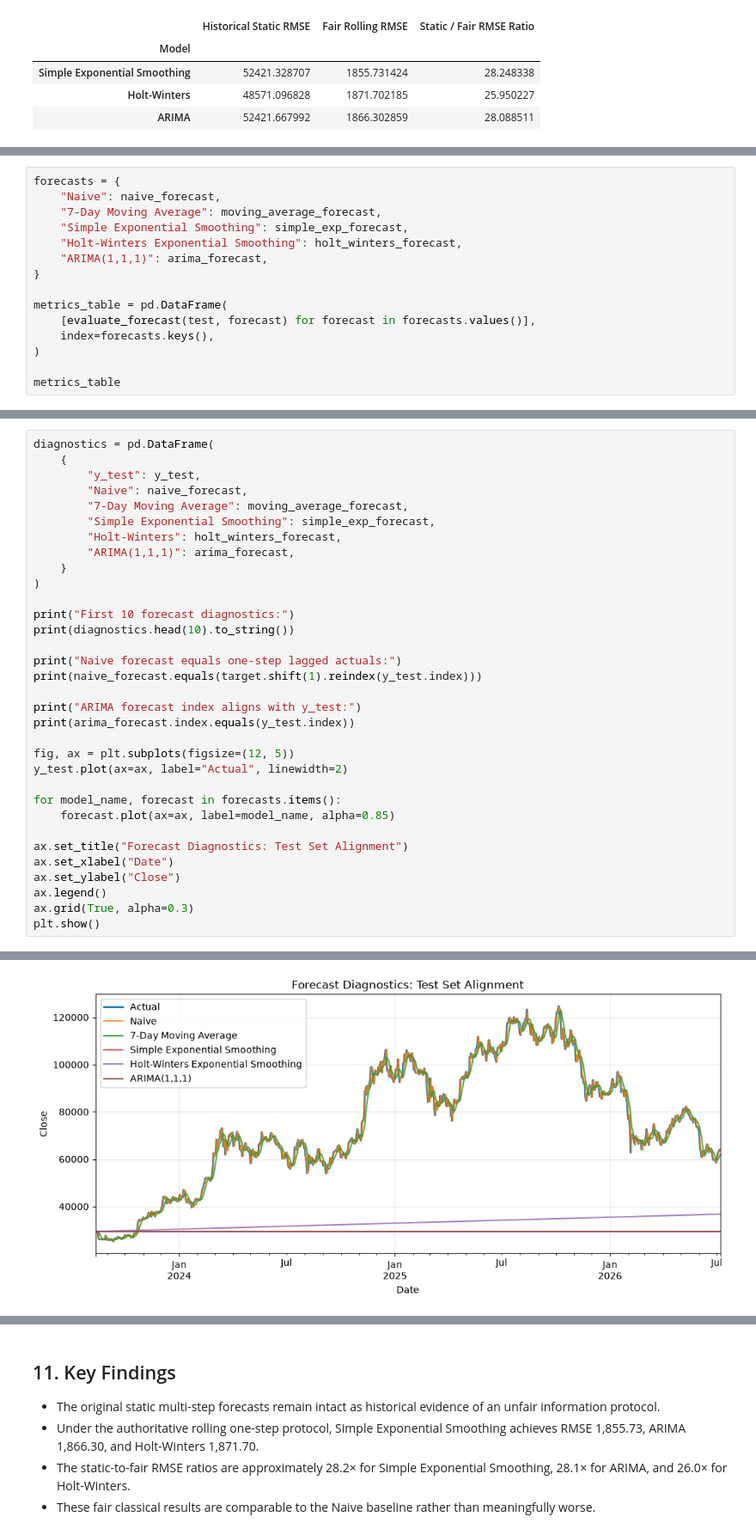
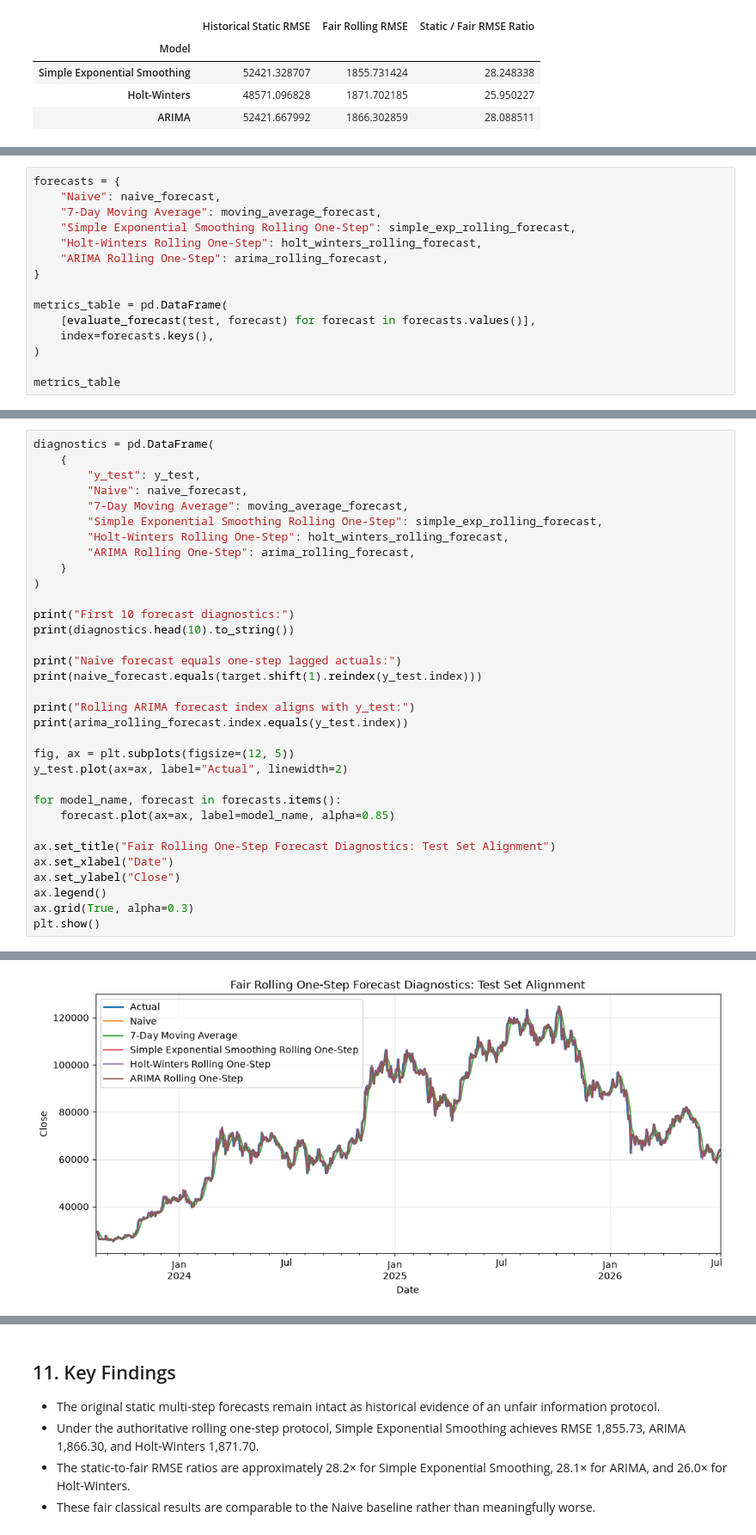
Before and after one commit to mdsoadsolaiman/Time-Series-Foundation-Models, a Jupyter notebook: notebooks/02_Classical_Models.ipynb, the cells around one changed output, grey strips where cells are left out. Shown at 86% size. Saved outputs shown, nothing was run; the diff lists cells and outputs as text.

```diff
--- a/notebooks/02_Classical_Models.ipynb
+++ b/notebooks/02_Classical_Models.ipynb
@@ -219,9 +219,9 @@ protocol_comparison
 forecasts = {
     "Naive": naive_forecast,
     "7-Day Moving Average": moving_average_forecast,
-    "Simple Exponential Smoothing": simple_exp_forecast,
-    "Holt-Winters Exponential Smoothing": holt_winters_forecast,
-    "ARIMA(1,1,1)": arima_forecast,
+    "Simple Exponential Smoothing Rolling One-Step": simple_exp_rolling_forecast,
+    "Holt-Winters Rolling One-Step": holt_winters_rolling_forecast,
+    "ARIMA Rolling One-Step": arima_rolling_forecast,
 }
 
 metrics_table = pd.DataFrame(
@@ -270,9 +270,9 @@ diagnostics = pd.DataFrame(
         "y_test": y_test,
         "Naive": naive_forecast,
         "7-Day Moving Average": moving_average_forecast,
-        "Simple Exponential Smoothing": simple_exp_forecast,
-        "Holt-Winters": holt_winters_forecast,
-        "ARIMA(1,1,1)": arima_forecast,
+        "Simple Exponential Smoothing Rolling One-Step": simple_exp_rolling_forecast,
+        "Holt-Winters Rolling One-Step": holt_winters_rolling_forecast,
+        "ARIMA Rolling One-Step": arima_rolling_forecast,
     }
 )
 
@@ -282,8 +282,8 @@ print(diagnostics.head(10).to_string())
 print("Naive forecast equals one-step lagged actuals:")
 print(naive_forecast.equals(target.shift(1).reindex(y_test.index)))
 
-print("ARIMA forecast index aligns with y_test:")
-print(arima_forecast.index.equals(y_test.index))
+print("Rolling ARIMA forecast index aligns with y_test:")
+print(arima_rolling_forecast.index.equals(y_test.index))
 
 fig, ax = plt.subplots(figsize=(12, 5))
 y_test.plot(ax=ax, label="Actual", linewidth=2)
@@ -291,7 +291,7 @@ y_test.plot(ax=ax, label="Actual", linewidth=2)
 for model_name, forecast in forecasts.items():
     forecast.plot(ax=ax, label=model_name, alpha=0.85)
 
-ax.set_title("Forecast Diagnostics: Test Set Alignment")
+ax.set_title("Fair Rolling One-Step Forecast Diagnostics: Test Set Alignment")
 ax.set_xlabel("Date")
 ax.set_ylabel("Close")
 ax.legend()
@@ -317,3 +317,3 @@ ARIMA forecast index aligns with y_test:
 True
-[figure, old version]
+[figure, new version]
 # %% [markdown]
```
Also changed, not shown: parts of 7 cells of this notebook.
